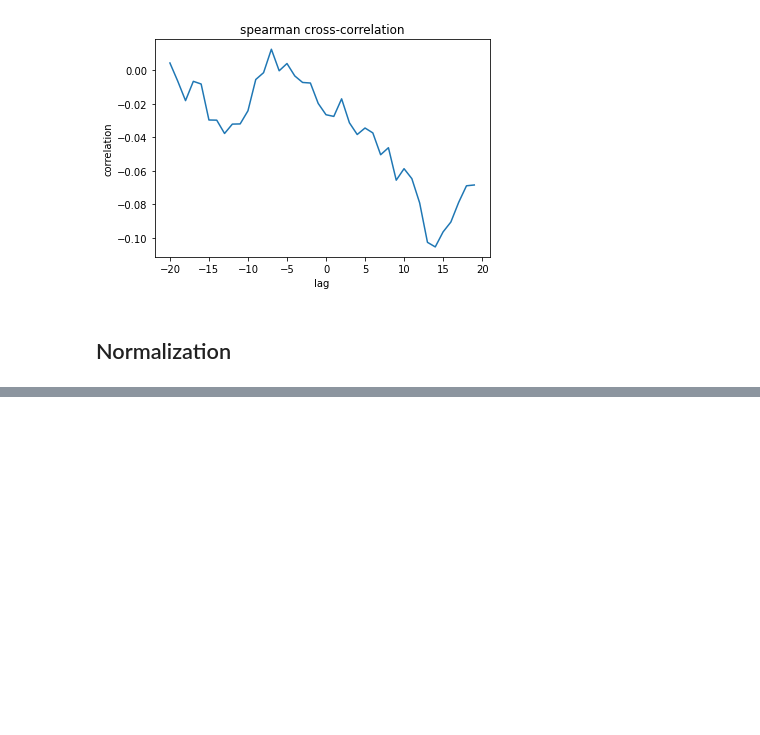
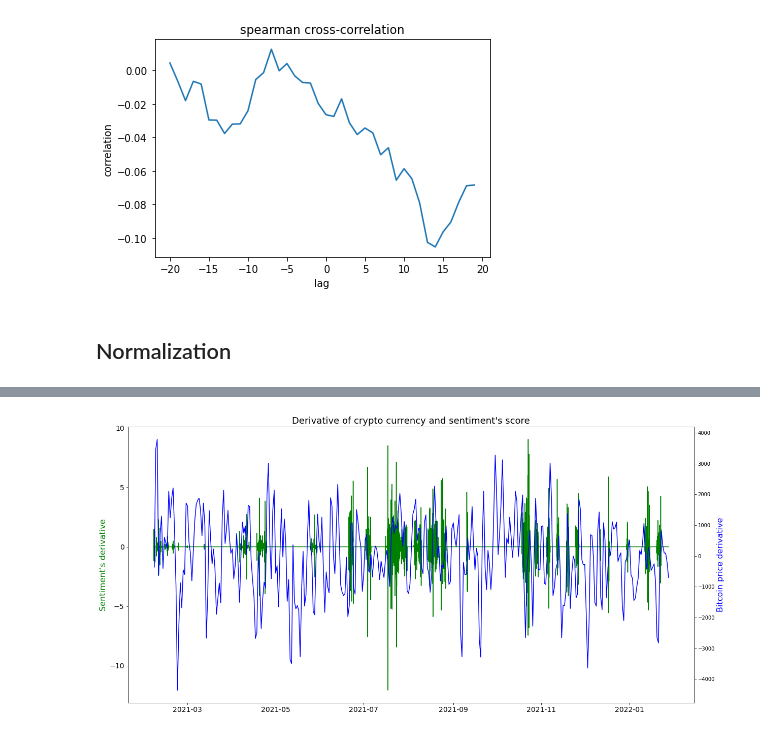
Before and after one commit to hugopobil/tfm_hugopobil, a Jupyter notebook: scratches/bitcoin_price_analysis_kaggle/03_bitcoint_price.ipynb, the cells around one changed output, grey strips where cells are left out. Saved outputs shown, nothing was run; the diff lists cells and outputs as text; code cells hidden in the pictures; blank space fills up the shorter version.

```diff
--- a/scratches/bitcoin_price_analysis_kaggle/03_bitcoint_price.ipynb
+++ b/scratches/bitcoin_price_analysis_kaggle/03_bitcoint_price.ipynb
@@ -92,0 +132,25 @@ plot_correlation(tweets = tweets_grouped,
+# %%
+# Derivative
+tweets_grouped_derivative = pd.Series(np.gradient(
+    tweets_grouped['normalized_score'].values),
+    tweets_grouped.index,
+    name='slope')
+
+btc_usd_grouped_derivative = pd.Series(np.gradient(
+    btc_usd_grouped.values),
+    btc_usd_grouped.index,
+    name='slope')
+# %%
+fig, ax1 = plt.subplots(figsize=(20,10))
+ax1.set_title("Derivative of crypto currency and sentiment's score", fontsize=18)
+ax1.tick_params(labelsize=14)
+
+ax2 = ax1.twinx()
+ax1.plot_date(tweets_grouped_derivative.index, tweets_grouped_derivative, 'g-')
+ax2.plot_date(btc_usd_grouped_derivative.index, btc_usd_grouped_derivative, 'b-')
+
+ax1.set_ylabel("Sentiment's derivative", color='g', fontsize=16)
+ax2.set_ylabel('Bitcoin price derivative', color='b', fontsize=16)
+plt.show()
+# %% [output]
+[figure, added]
```
Also changed, not shown: parts of 7 cells of this notebook, 5 other files.
